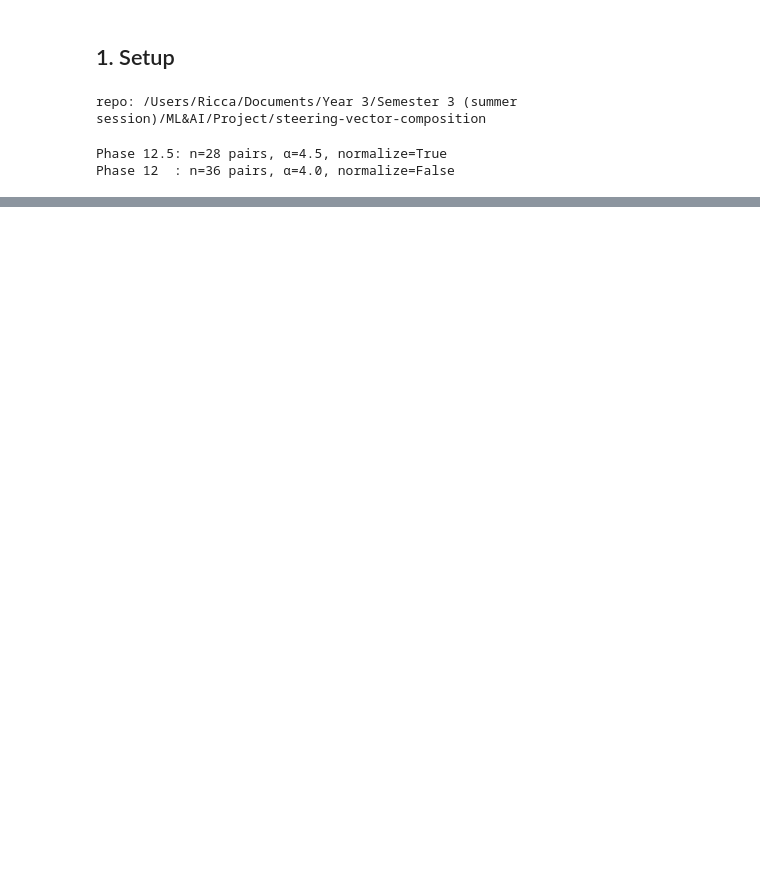
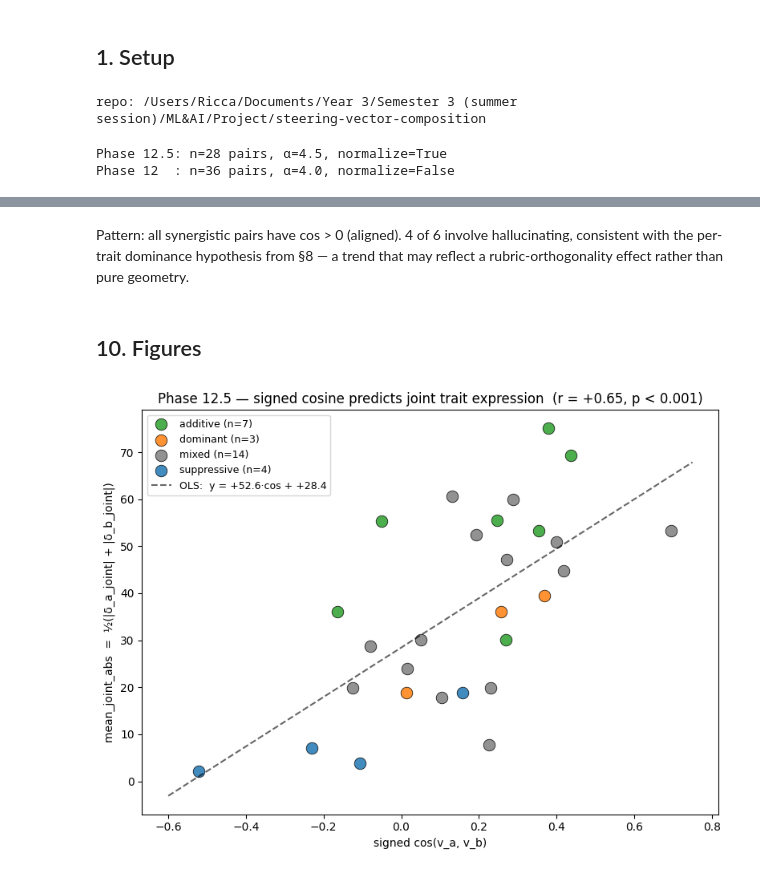
Before and after one commit to edoardopanella/steering-vector-composition, a Jupyter notebook: analysis/notebooks/signed_cosine_predicts_suppression.ipynb, the cells around one changed output, grey strips where cells are left out. Cells and saved outputs as stored; diff of their text form; code cells hidden in the pictures; blank space fills up the shorter version.

```diff
--- a/analysis/notebooks/signed_cosine_predicts_suppression.ipynb
+++ b/analysis/notebooks/signed_cosine_predicts_suppression.ipynb
@@ -544,0 +119,9 @@ plt.show()
+# %%
+for df in (p125, p12):
+    df["ratio_a"]   = df["delta_a_joint"] / df["delta_a_single"].replace(0, np.nan)
+    df["ratio_b"]   = df["delta_b_joint"] / df["delta_b_single"].replace(0, np.nan)
+    df["supp_mean"] = 1 - 0.5 * (df["ratio_a"] + df["ratio_b"])
+    df["mean_joint_abs"] = 0.5 * (df["delta_a_joint"].abs() + df["delta_b_joint"].abs())
+
+print("Phase 12.5 response distributions:")
+print(p125[["mean_joint_abs","supp_mean"]].describe().round(2).to_string())
@@ -544,0 +524,4 @@ plt.show()
+# %%
+# Mechanical predictions
+p125["supp_pred_normTrue"]  = 1 - np.sqrt(np.clip((1+p125["cos"])/2, 0, None))
+p12["supp_pred_normFalse"]  = -p12["cos"]   # under normalize=False, ratio_pred = 1+cos
@@ -544,0 +578,11 @@ plt.show()
+# %%
+print(f"{'thr':<10}{'n':<6}{'r':<10}{'slope':<10}{'p':<10}")
+for thr in [0, 30, 40, 50, 60, 70, 80]:
+    sub = p12[(p12["coh_steered"] >= thr)].dropna(subset=["supp_mean","cos"])
+    if len(sub) < 5: continue
+    r, p = stats.pearsonr(sub["cos"], sub["supp_mean"])
+    slope = np.polyfit(sub["cos"], sub["supp_mean"], 1)[0]
+    print(f"coh ≥ {thr:<5}{len(sub):<6}{r:+.3f}    {slope:+.3f}    {p:.4f}")
+print()
+print("→ No natural shelf; the threshold IS doing work. Strong slope claims")
+print("  on Phase 12 'coh-preserved' subsets should be avoided.")
@@ -544,0 +741,27 @@ plt.show()
+# %% [markdown]
+Pattern: all synergistic pairs have cos > 0 (aligned). 4 of 6 involve
+hallucinating, consistent with the per-trait dominance hypothesis from §8 —
+a trend that may reflect a rubric-orthogonality effect rather than pure
+geometry.
+# %% [markdown]
+## 10. Figures
+# %%
+palette = {"additive":"tab:green","mixed":"tab:gray","dominant":"tab:orange",
+           "suppressive":"tab:blue","emergent":"tab:red"}
+
+# Main scatter: cos vs mean_joint_abs
+fig, ax = plt.subplots(figsize=(8, 6))
+for regime, sub in p125.groupby("regime"):
+    ax.scatter(sub["cos"], sub["mean_joint_abs"], s=110, color=palette.get(regime,"k"),
+               label=f"{regime} (n={len(sub)})", edgecolor="black", linewidth=0.6, alpha=0.85)
+xs = np.linspace(-0.6, 0.75, 100)
+slope, intercept = np.polyfit(p125["cos"], p125["mean_joint_abs"], 1)
+ax.plot(xs, slope*xs + intercept, "k--", alpha=0.6, lw=1.5,
+        label=f"OLS:  y = {slope:+.1f}·cos + {intercept:+.1f}")
+ax.set_xlabel("signed cos(v_a, v_b)")
+ax.set_ylabel("mean_joint_abs  =  ½(|δ_a_joint| + |δ_b_joint|)")
+ax.set_title(f"Phase 12.5 — signed cosine predicts joint trait expression  (r = {r_obs:+.2f}, p < 0.001)")
+ax.legend(loc="upper left", fontsize=9)
+plt.tight_layout(); plt.show()
+# %% [output]
+[figure, added]
```
Also changed, not shown: parts of 76 cells of this notebook.
